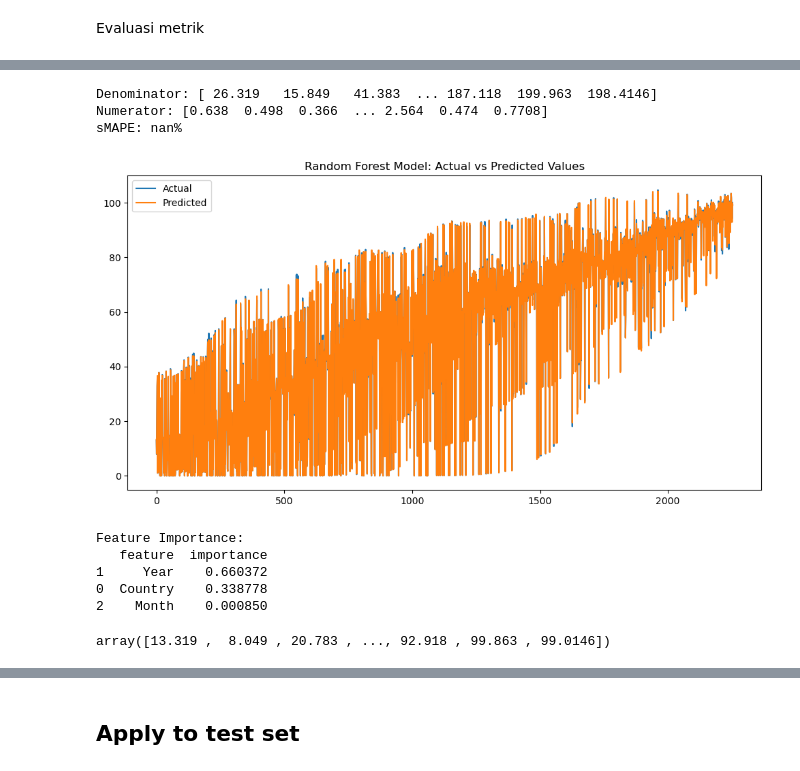
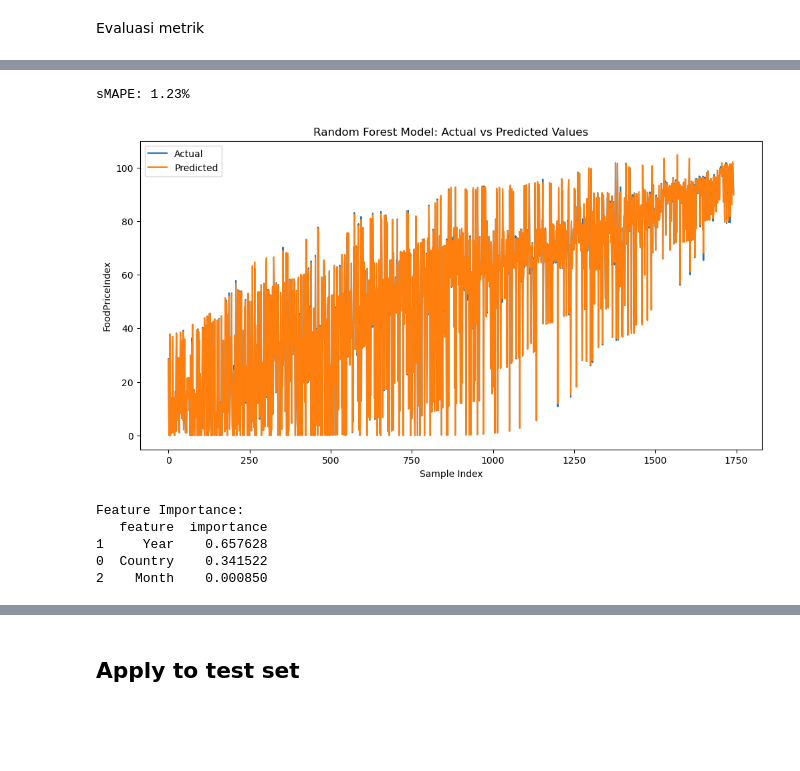
Before and after one commit to Ardavaa/adikara-fif, a Jupyter notebook: data-mining/main.ipynb, the cells around one changed output, grey strips where cells are left out. Cells and saved outputs as stored; diff of their text form; code cells hidden in the pictures; blank space fills up the shorter version.

```diff
--- a/data-mining/main.ipynb
+++ b/data-mining/main.ipynb
@@ -67,8 +67,3 @@ FoodPriceIndex    0.029959
 dtype: float64
 # %% [markdown]
 missing value < 0.05 berarti kita remove aja yang missing value (`Complete Case Analysis`)
-# %%
-# Menghapus baris dengan missing value
-train.dropna(subset=['FoodPriceIndex'], inplace=True)
-
-print(train.isna().sum())
@@ -206,7 +225,7 @@ No need to handle outlier, karena data kita juga terdistribusi uniform.
 X = train.drop(columns=['FoodPriceIndex', 'id'])
 y = train['FoodPriceIndex']
 # %%
-X_train, X_val, y_train, y_val = train_test_split(X, y, test_size=0.2, random_state=42)
+X_train, X_val, y_train, y_val = train_test_split(X, y, test_size=0.15, random_state=42)
 
 X_train.shape, X_val.shape, y_train.shape, y_val.shape
 # %% [output]
@@ -424,43 +412,52 @@ sMAPE: 58.95%
+# %%
+train_sorted = X_train_sorted.copy()
+val_sorted = X_val_sorted.copy()
+
+
+X_train_sorted = train_sorted.drop(['FoodPriceIndex'], axis=1)
+y_train_sorted = train_sorted['FoodPriceIndex']
+
+X_val_sorted = val_sorted.drop(['FoodPriceIndex'], axis=1)
+y_val_sorted = val_sorted['FoodPriceIndex']
 # %%
 from sklearn.ensemble import RandomForestRegressor
 
 # Initialize and train the model
 rf_model = RandomForestRegressor(n_estimators=100, random_state=42)
-rf_model.fit(X_train_sorted[['Country', 'Year', 'Month']], X_train_sorted['FoodPriceIndex'])
+rf_model.fit(X_train_sorted, y_train_sorted)
 
 # Make predictions
-rf_predictions = rf_model.predict(X_val_sorted[['Country', 'Year', 'Month']])
+rf_predictions = rf_model.predict(X_val_sorted)
 
 # Calculate sMAPE
-smape_rf = smape(X_val_sorted['FoodPriceIndex'].values, rf_predictions)
+def smape(y_true, y_pred, epsilon=1e-10):
+    return 100 * np.mean(2 * np.abs(y_pred - y_true) / (np.abs(y_true) + np.abs(y_pred) + epsilon))
+
+smape_rf = smape(y_val_sorted.values, rf_predictions)
 print(f'sMAPE: {smape_rf:.2f}%')
 
 # Plot actual vs predicted values
-plt.figure(figsize=(12,6))
-plt.plot(X_val_sorted['FoodPriceIndex'].values, label='Actual')
-plt.plot(rf_predictions, label='Predicted')
+plt.figure(figsize=(12, 6))
+plt.plot(y_val_sorted.reset_index(drop=True), label='Actual')
+plt.plot(pd.Series(rf_predictions), label='Predicted')
 plt.title('Random Forest Model: Actual vs Predicted Values')
+plt.xlabel('Sample Index')
+plt.ylabel('FoodPriceIndex')
 plt.legend()
 plt.show()
 
 # Feature importance
 feature_importance = pd.DataFrame({
-    'feature': ['Country', 'Year', 'Month'],
+    'feature': X_train_sorted.columns,
     'importance': rf_model.feature_importances_
 })
 print("\nFeature Importance:")
 print(feature_importance.sort_values('importance', ascending=False))
 # %% [output]
-Denominator: [ 26.319   15.849   41.383  ... 187.118  199.963  198.4146]
-Numerator: [0.638  0.498  0.366  ... 2.564  0.474  0.7708]
-sMAPE: nan%
+sMAPE: 1.23%
-[figure, old version]
+[figure, new version]
 Feature Importance:
    feature  importance
-1     Year    0.660372
-0  Country    0.338778
+1     Year    0.657628
+0  Country    0.341522
 2    Month    0.000850
-# %%
-rf_predictions
-# %% [output]
-array([13.319 ,  8.049 , 20.783 , ..., 92.918 , 99.863 , 99.0146])
```
Also changed, not shown: parts of 22 cells of this notebook, 9 other files.
